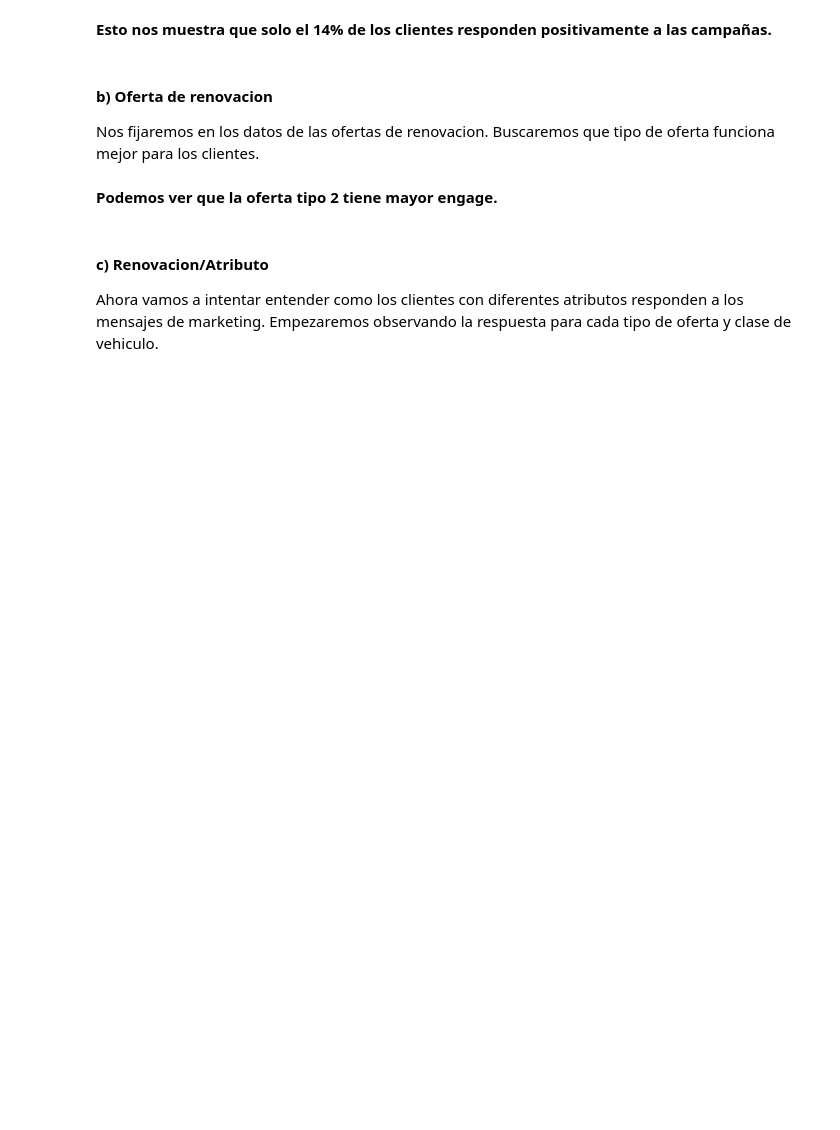
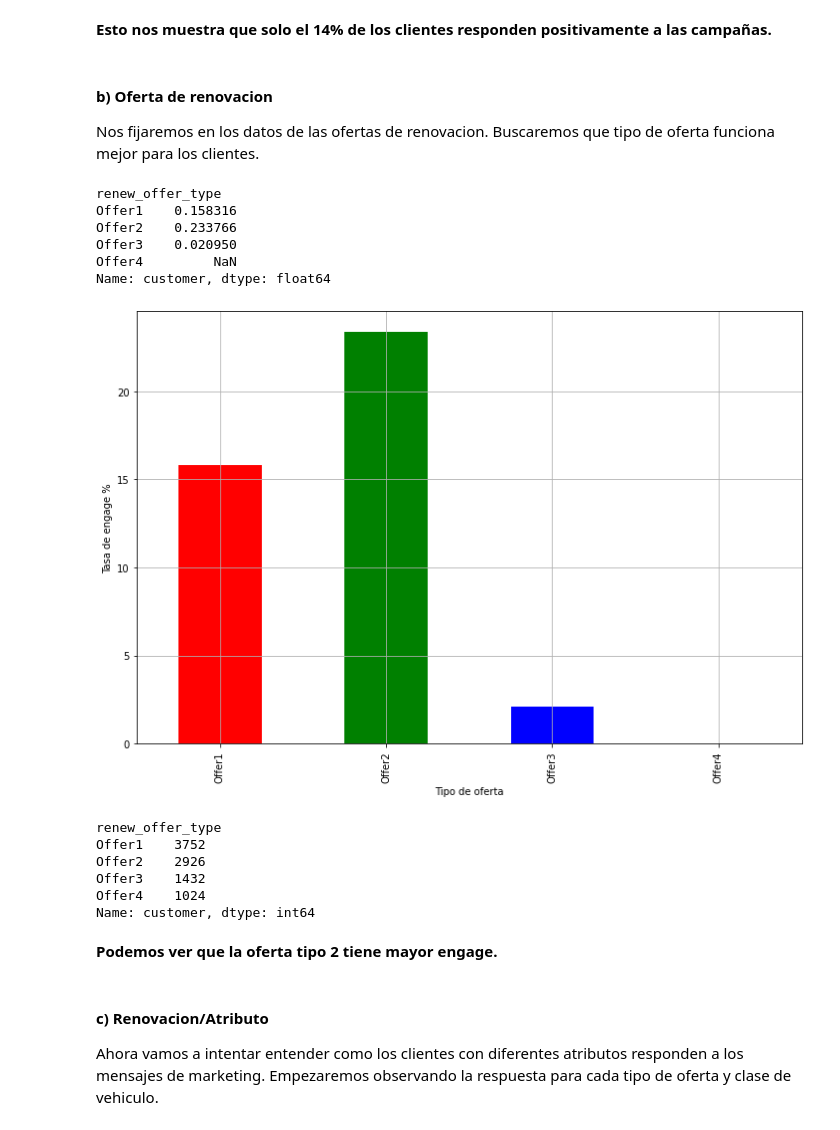
Before and after one commit to Ironhack-Data-Madrid-Agosto-2022/Apuntes-de-clase, a Jupyter notebook: semana_5/1.2 - Ejemplo CLV.ipynb, the cells around one changed output. Saved outputs shown, nothing was run; the diff lists cells and outputs as text; code cells hidden in the pictures; blank space fills up the shorter version.

```diff
--- a/semana_5/1.2 - Ejemplo CLV.ipynb
+++ b/semana_5/1.2 - Ejemplo CLV.ipynb
@@ -52,6 +147,39 @@ Mejorar el CLV a traves del marketing.
 #### b) Oferta de renovacion
 
 Nos fijaremos en los datos de las ofertas de renovacion. Buscaremos que tipo de oferta funciona mejor para los clientes.
+# %%
+por_tipo_de_oferta=data[data.response=='Yes']\
+                        .groupby('renew_offer_type')\
+                        .count().customer/data.groupby('renew_offer_type').count().customer
+
+
+por_tipo_de_oferta
+# %% [output]
+renew_offer_type
+Offer1    0.158316
+Offer2    0.233766
+Offer3    0.020950
+Offer4         NaN
+Name: customer, dtype: float64
+# %%
+ax=(por_tipo_de_oferta*100).plot(kind='bar',
+                                 figsize=(12, 8),
+                                 color=['r', 'g', 'b', 'y'],
+                                 grid=True)
+
+ax.set_xlabel('Tipo de oferta')
+ax.set_ylabel('Tasa de engage %');
+# %% [output]
+[figure, added]
+# %%
+data.groupby('renew_offer_type').count().customer
+# %% [output]
+renew_offer_type
+Offer1    3752
+Offer2    2926
+Offer3    1432
+Offer4    1024
+Name: customer, dtype: int64
 # %% [markdown]
 **Podemos ver que la oferta tipo 2 tiene mayor engage.**
 # %% [markdown]
```
Also changed, not shown: parts of 24 cells of this notebook.
